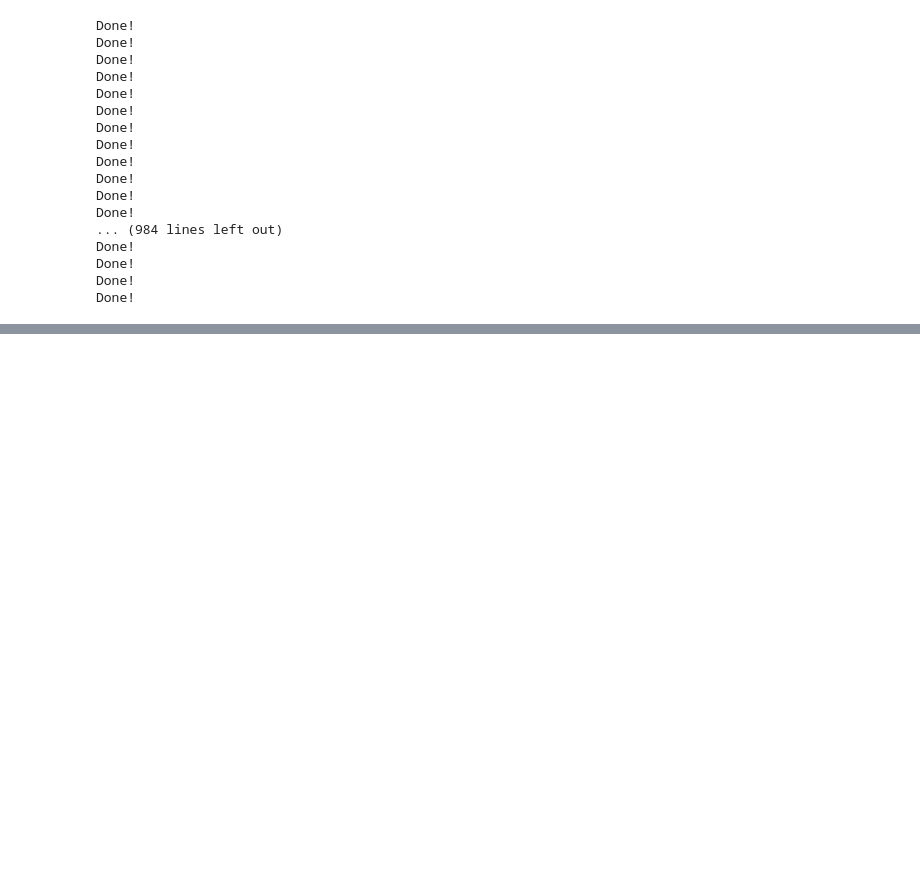
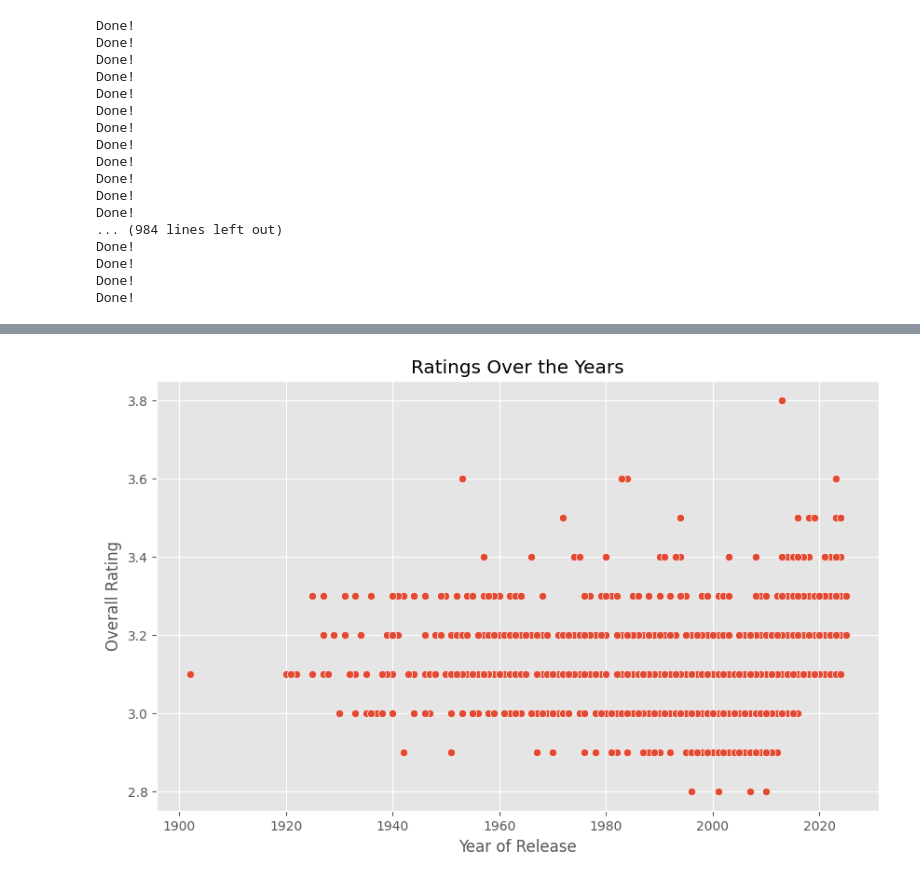
Before and after one commit to Medynal/thing, a Jupyter notebook: movie_web_scrapping.ipynb, the cells around one changed output, grey strips where cells are left out. Saved outputs shown, nothing was run; the diff lists cells and outputs as text; code cells hidden in the pictures; blank space fills up the shorter version.

```diff
--- a/movie_web_scrapping.ipynb
+++ b/movie_web_scrapping.ipynb
@@ -121,0 +227,10 @@ Done!
+# %%
+#Year vs Rating
+plt.figure(figsize=(10,6))
+sns.scatterplot(x="year_of_release", y="overall_rating", data=mismovie_df)
+plt.title("Ratings Over the Years")
+plt.xlabel("Year of Release")
+plt.ylabel("Overall Rating")
+plt.show()
+# %% [output]
+[figure, added]
```
Also changed, not shown: parts of 14 cells of this notebook.
